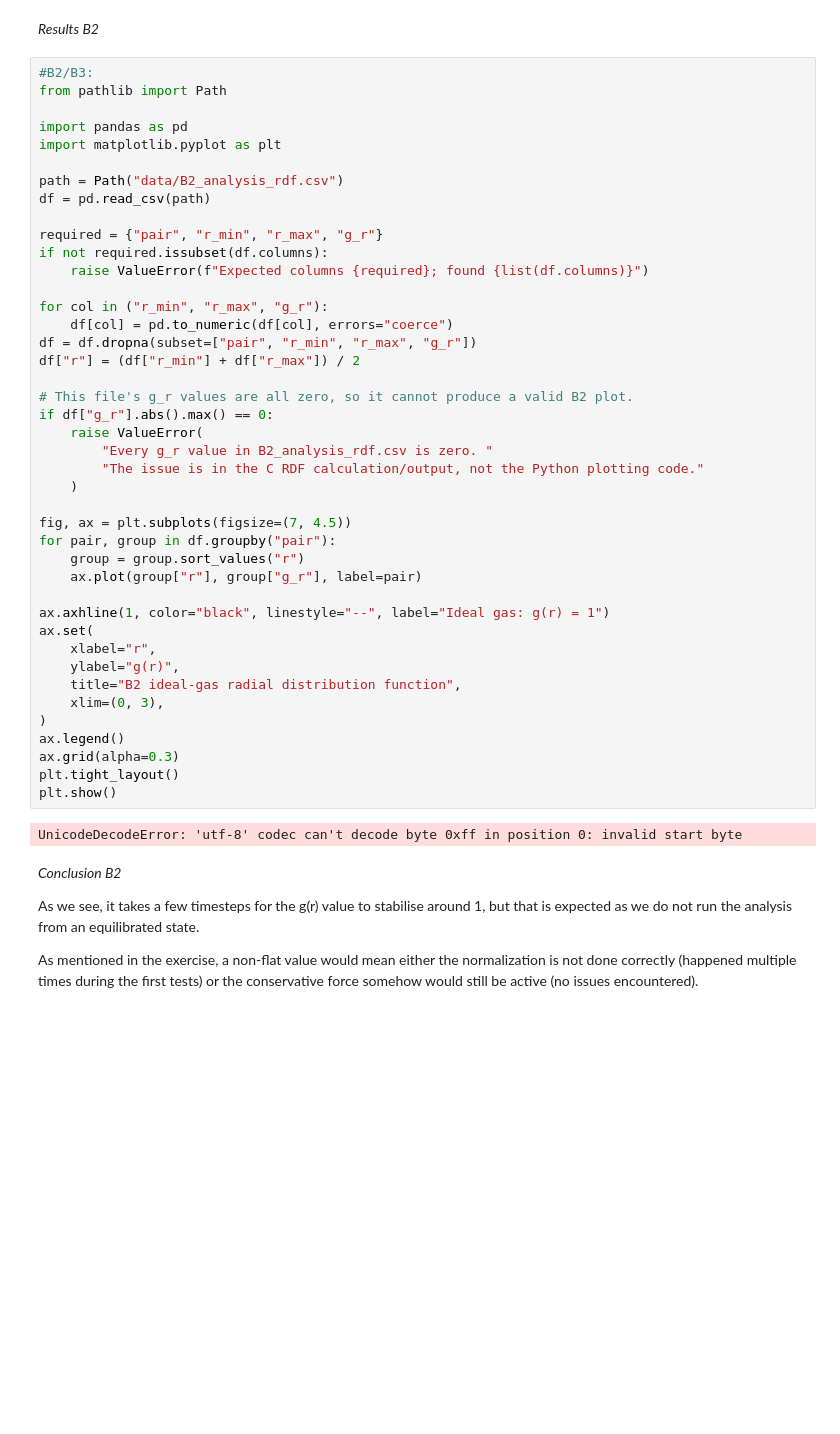
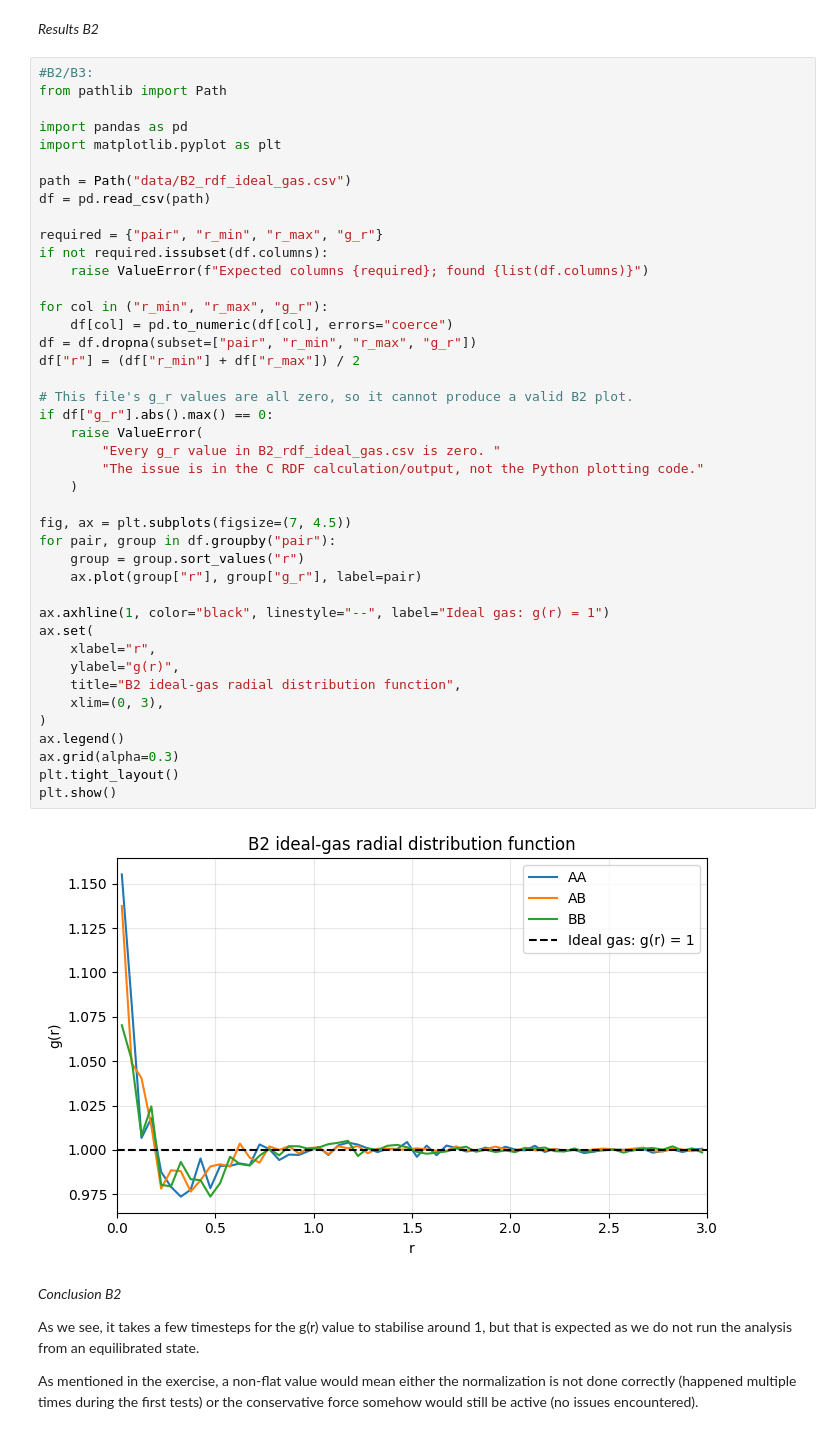
Before and after one commit to datomic117/Particle_based_simulations, a Jupyter notebook: Assignment_3/A3.ipynb, the cells around one changed output. Cells and saved outputs as stored; diff of their text form; blank space fills up the shorter version.

```diff
--- a/Assignment_3/A3.ipynb
+++ b/Assignment_3/A3.ipynb
@@ -650,7 +668,7 @@ from pathlib import Path
 import pandas as pd
 import matplotlib.pyplot as plt
 
-path = Path("data/B2_analysis_rdf.csv")
+path = Path("data/B2_rdf_ideal_gas.csv")
 df = pd.read_csv(path)
 
 required = {"pair", "r_min", "r_max", "g_r"}
@@ -658,35 +676,35 @@ if not required.issubset(df.columns):
     raise ValueError(f"Expected columns {required}; found {list(df.columns)}")
 
 for col in ("r_min", "r_max", "g_r"):
     df[col] = pd.to_numeric(df[col], errors="coerce")
 df = df.dropna(subset=["pair", "r_min", "r_max", "g_r"])
 df["r"] = (df["r_min"] + df["r_max"]) / 2
 
 # This file's g_r values are all zero, so it cannot produce a valid B2 plot.
 if df["g_r"].abs().max() == 0:
     raise ValueError(
-        "Every g_r value in B2_analysis_rdf.csv is zero. "
+        "Every g_r value in B2_rdf_ideal_gas.csv is zero. "
         "The issue is in the C RDF calculation/output, not the Python plotting code."
     )
 
 fig, ax = plt.subplots(figsize=(7, 4.5))
 for pair, group in df.groupby("pair"):
     group = group.sort_values("r")
     ax.plot(group["r"], group["g_r"], label=pair)
 
 ax.axhline(1, color="black", linestyle="--", label="Ideal gas: g(r) = 1")
 ax.set(
     xlabel="r",
     ylabel="g(r)",
     title="B2 ideal-gas radial distribution function",
     xlim=(0, 3),
 )
 ax.legend()
 ax.grid(alpha=0.3)
 plt.tight_layout()
 plt.show()
 # %% [output]
-UnicodeDecodeError: 'utf-8' codec can't decode byte 0xff in position 0: invalid start byte
+[figure, added]
 # %% [markdown]
 *Conclusion B2*
 
```
Also changed, not shown: parts of 11 cells of this notebook, 42 other files.
